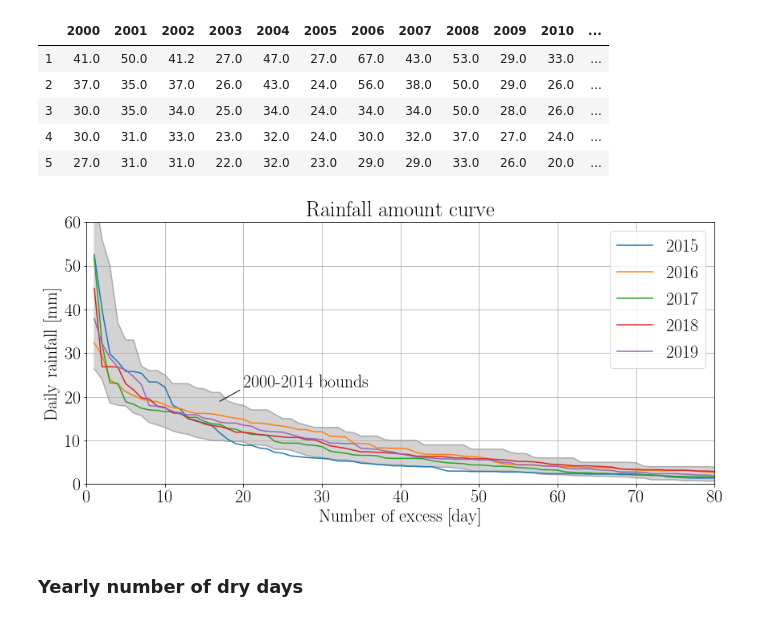
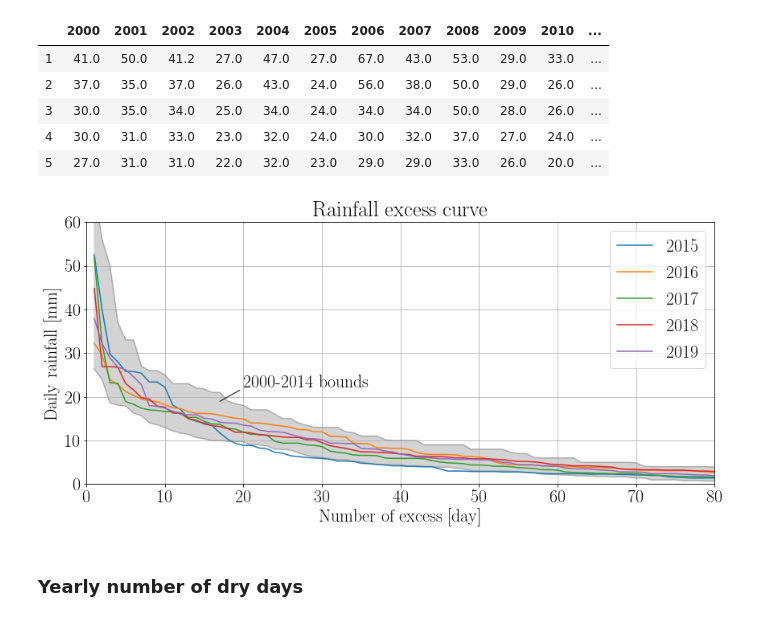
Before and after one commit to e-guenat/GVArainfall, a Jupyter notebook: DailyData_analysis.ipynb, the cells around one changed output. Cells and saved outputs as stored; diff of their text form; code cells hidden in the pictures.

```diff
--- a/DailyData_analysis.ipynb
+++ b/DailyData_analysis.ipynb
@@ -94,27 +75,27 @@ df1.head()
 # %%
 plt.figure(figsize=(14,6))
 
 plt.plot(df1['Min'],color='grey',alpha=0.5)
 plt.plot(df1['Max'],color='grey',alpha=0.5)
 #plt.plot(df1['Median'],color='k',alpha=0.8)
 plt.fill_between(df1['Min'].index,df1['Min'], df1['Max'],color='lightgrey')
 
 
 for yr in np.arange(2015,2020):
     plt.plot(np.arange(1,354),df[(df['Year']==yr)].sort_values(by='Precipitation',ascending=False)['Precipitation'],label=yr)
 
 plt.legend()
 plt.xlabel('Number of excess [day]')
 plt.ylabel('Daily rainfall [mm]')
-plt.title('Rainfall amount curve')
+plt.title('Rainfall excess curve')
 plt.text(20,22,'2000-2014 bounds')
 plt.grid(True)
 plt.plot(np.array([19.5,17]),np.array([21.5,19]),'-k',linewidth=1)
 plt.ylim([0,60])
 plt.xlim([0,80])
 plt.show()
 # %% [output]
-[figure, old version]
+[figure, new version]
 # %% [markdown]
 ### Yearly number of dry days
 # %%
```
Also changed, not shown: parts of 4 cells of this notebook, 1 other file.
